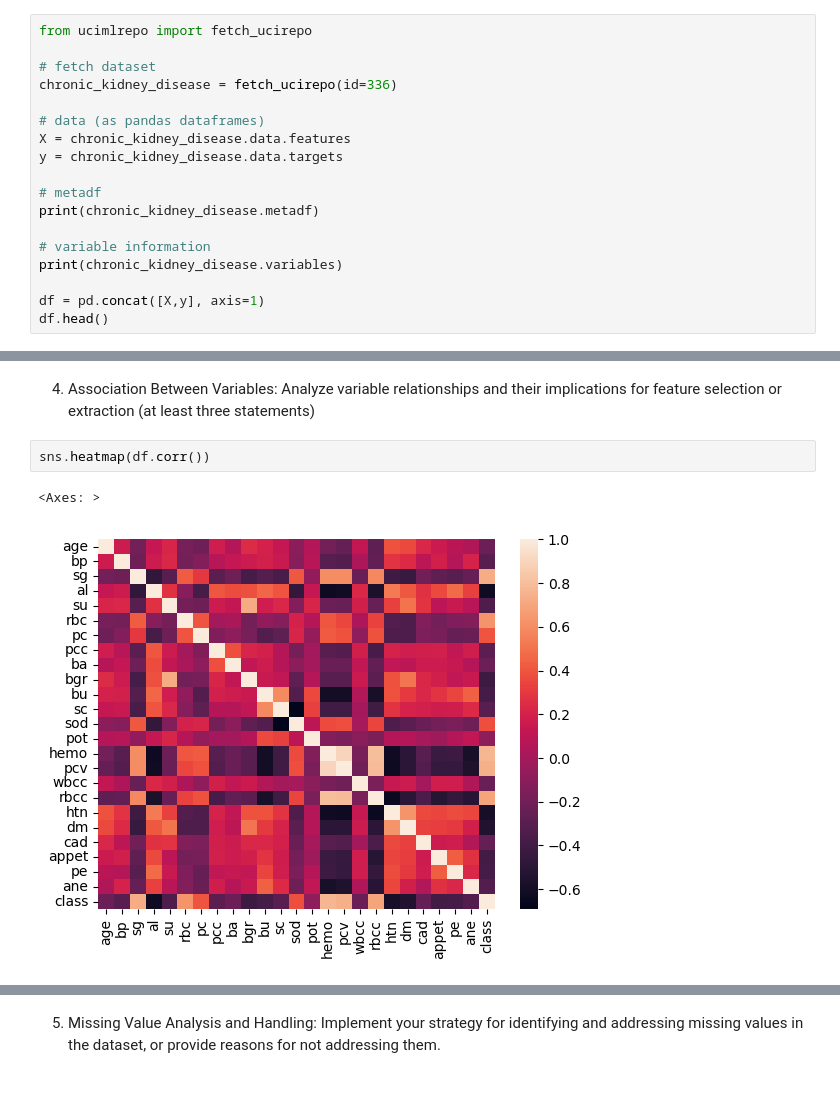
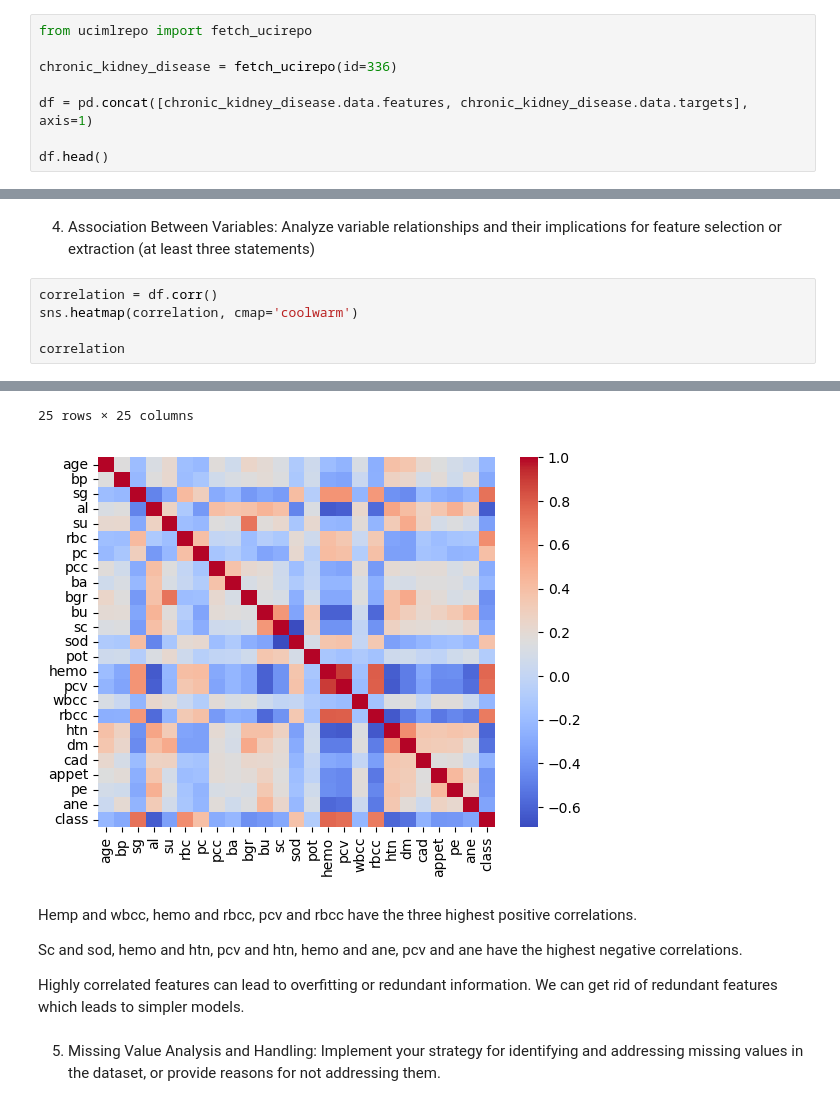
Before and after one commit to JennaOrvitz/Stats3DA3FinalProject, a Jupyter notebook: Stats3DA3.ipynb, the cells around one changed output, grey strips where cells are left out. Cells and saved outputs as stored; diff of their text form.

```diff
--- a/Stats3DA3.ipynb
+++ b/Stats3DA3.ipynb
@@ -48,19 +48,9 @@ from mlxtend.plotting import plot_sequential_feature_selection as plot_sfs
 # %%
 from ucimlrepo import fetch_ucirepo
 
-# fetch dataset
 chronic_kidney_disease = fetch_ucirepo(id=336)
 
-# data (as pandas dataframes)
-X = chronic_kidney_disease.data.features
-y = chronic_kidney_disease.data.targets
+df = pd.concat([chronic_kidney_disease.data.features, chronic_kidney_disease.data.targets], axis=1)
 
-# metadf
-print(chronic_kidney_disease.metadf)
-
-# variable information
-print(chronic_kidney_disease.variables)
-
-df = pd.concat([X,y], axis=1)
 df.head()
 # %% [output]
@@ -284,8 +277,9 @@ Observations:
 3. Most variables are continuous, although the specific gravity, albumin and sugar levels are categorical.
 # %% [markdown]
 4. Association Between Variables: Analyze variable relationships and their implications for feature selection or extraction (at least three statements)
-# %%
-sns.heatmap(df.corr())
-# %% [output]
-<Axes: >
-[figure, removed]
+# %%
+correlation = df.corr()
+sns.heatmap(correlation, cmap='coolwarm')
+
+correlation
+# %% [output]
@@ -292,3 +303,11 @@ sns.heatmap(df.corr())
+25 rows × 25 columns
+[figure, added]
+# %% [markdown]
+Hemp and wbcc, hemo and rbcc, pcv and rbcc have the three highest positive correlations.
+
+Sc and sod, hemo and htn, pcv and htn, hemo and ane, pcv and ane have the highest negative correlations.
+
+Highly correlated features can lead to overfitting or redundant information. We can get rid of redundant features which leads to simpler models.
 # %% [markdown]
 5. Missing Value Analysis and Handling: Implement your strategy for identifying and addressing missing values in the dataset, or provide reasons for not addressing them.
 # %%
```
Also changed, not shown: parts of 10 cells of this notebook.
